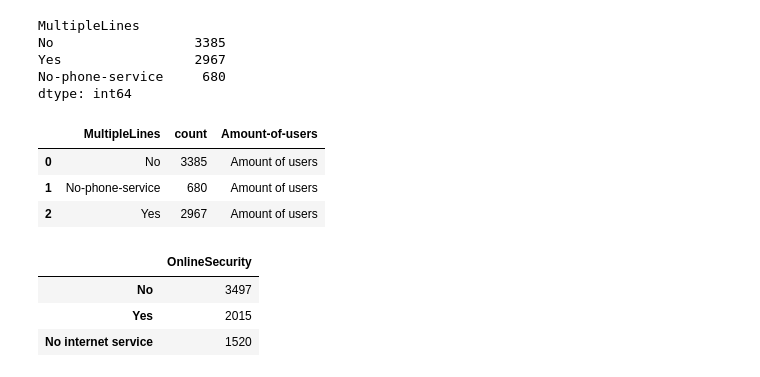
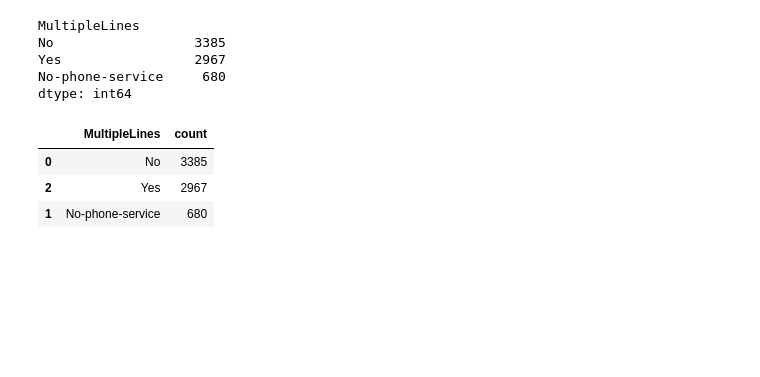
Before and after one commit to ihavenoideaforusername/kaggel_telco_customer, a Jupyter notebook: app.ipynb, the cells around one changed output. Saved outputs shown, nothing was run; the diff lists cells and outputs as text; code cells hidden in the pictures; blank space fills up the shorter version.

```diff
--- a/app.ipynb
+++ b/app.ipynb
@@ -120,25 +120,26 @@ dtype: int64
 # %%
 #now we will make chart of amount of customers using additional services, let's begin from Phone Service
 CREATE_PHONESERVICE_VIEW = """CREATE VIEW phone_service_view AS
 SELECT
 "MultipleLines", COUNT("MultipleLines")
 FROM telco_churn
 GROUP BY "MultipleLines";"""
 PHONE_SERVICE_VIEW = "SELECT * FROM phone_service_view;"
 try:
     with connection:
         with connection.cursor() as cursor:
             cursor.execute(CREATE_PHONESERVICE_VIEW)
 except:
     pass
 finally:
     with db.connect() as conn:
         phone_service = pd.read_sql_query(PHONE_SERVICE_VIEW, conn)
 
-phone_service["Amount-of-users"] = 'Amount of users'
+#phone_service["Amount-of-users"] = 'Amount of users'
+phone_service.sort_values('count', ascending=False, inplace=True)
 phone_service
 # %% [output]
-|  | MultipleLines | count | Amount-of-users |
-| 0 | No | 3385 | Amount of users |
-| 1 | No-phone-service | 680 | Amount of users |
-| 2 | Yes | 2967 | Amount of users |
+|  | MultipleLines | count |
+| 0 | No | 3385 |
+| 2 | Yes | 2967 |
+| 1 | No-phone-service | 680 |
@@ -152,8 +145,0 @@ phone_service_fig.show()
-# %%
-online_security = df['OnlineSecurity'].value_counts().to_frame()
-online_security
-# %% [output]
-|  | OnlineSecurity |
-| No | 3497 |
-| Yes | 2015 |
-| No internet service | 1520 |
```
Also changed, not shown: parts of 5 cells of this notebook.
